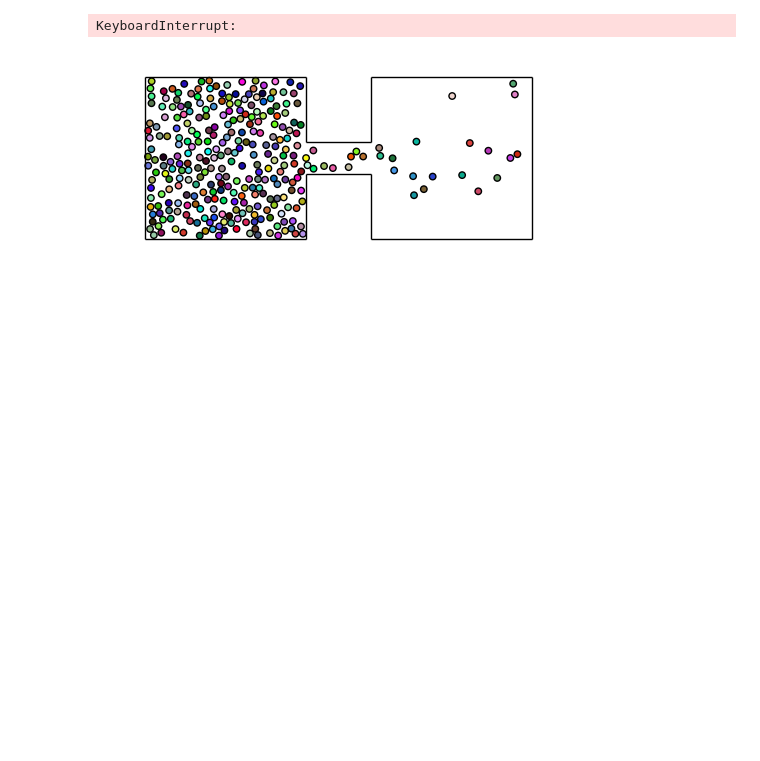
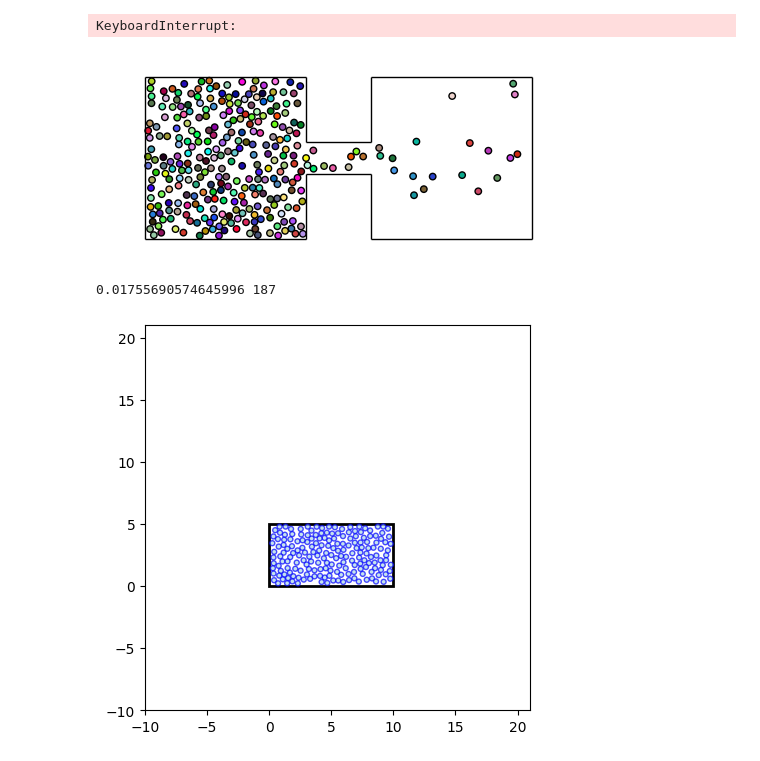
Before and after one commit to seba2390/ParticleSimulations, a Jupyter notebook: main.ipynb, the cells around one changed output. Drawn from its saved outputs; the diff is of its cells as text; code cells hidden in the pictures; blank space fills up the shorter version.

```diff
--- a/main.ipynb
+++ b/main.ipynb
@@ -384,3 +386,75 @@ pbar.close()
 # %% [output]
 KeyboardInterrupt:
 [figure]
+# %%
+import matplotlib.pyplot as plt
+import matplotlib.patches as patches
+import random
+import math
+from time import time
+from collections import deque
+
+from src.tools import *
+
+# Assume that distance, poisson_disk_sampling_strict_no_overlap, can_fit_circles, is_point_in_shape,
+# and get_shape_bounding_box functions are already defined from earlier.
+
+# Define some example shapes: rectangle, triangle, polygon, and circle
+
+# 1. Rectangle shape (x, y, width, height)
+rectangle = ('rectangle', (0, 0, 10, 5))
+
+# 2. Triangle shape (p1, p2, p3)
+triangle = ('triangle', [(2, 2), (7, 1), (5, 6)])
+
+# 3. Polygon shape (arbitrary polygon with vertices)
+polygon = ('polygon', [(2, 2), (7, 1), (9, 6), (4, 8), (1, 5)])
+
+# 4. Circle shape (center_x, center_y, radius)
+circle = ('circle', (5,5, 10))
+
+# Example: Poisson disk sampling in a shape
+N = 500  # Number of circles
+radii = [random.uniform(0.2, 0.2) for _ in range(N)]  # Random circle radii
+
+# Let's use the circle shape for demonstration
+chosen_shape = rectangle
+
+# Perform Poisson Disk Sampling to pack circles in the shape
+a = time()
+packed_circles = poisson_disk_sampling_strict_no_overlap(N, radii, chosen_shape)
+b = time()
+print(b-a, len(packed_circles))
+# Plot the result
+fig, ax = plt.subplots(1,1,figsize=(5,5))
+
+# Draw the shape
+if chosen_shape[0] == 'rectangle':
+    rect = patches.Rectangle(chosen_shape[1][:2], chosen_shape[1][2], chosen_shape[1][3], linewidth=2, edgecolor='black', facecolor='none')
+    ax.add_patch(rect)
+elif chosen_shape[0] == 'triangle':
+    triangle_points = chosen_shape[1]
+    polygon_patch = patches.Polygon(triangle_points, closed=True, linewidth=2, edgecolor='black', facecolor='none')
+    ax.add_patch(polygon_patch)
+elif chosen_shape[0] == 'polygon':
+    polygon_points = chosen_shape[1]
+    polygon_patch = patches.Polygon(polygon_points, closed=True, linewidth=2, edgecolor='black', facecolor='none')
+    ax.add_patch(polygon_patch)
+elif chosen_shape[0] == 'circle':
+    circle_center, circle_radius = chosen_shape[1][0:2], chosen_shape[1][2]
+    circle_patch = patches.Circle(circle_center, circle_radius, linewidth=2, edgecolor='black', facecolor='none')
+    ax.add_patch(circle_patch)
+
+# Plot the packed circles
+for (x, y, radius) in packed_circles:
+    circle = patches.Circle((x, y), radius, edgecolor='blue', facecolor='lightblue', alpha=0.7)
+    ax.add_patch(circle)
+
+# Set equal aspect ratio and limits
+ax.set_aspect('equal')
+ax.set_xlim(-10, 21)
+ax.set_ylim(-10, 21)
+plt.show()
+# %% [output]
+0.01755690574645996 187
+[figure, added]
```
Also changed, not shown: parts of 6 cells of this notebook, 5 other files.
